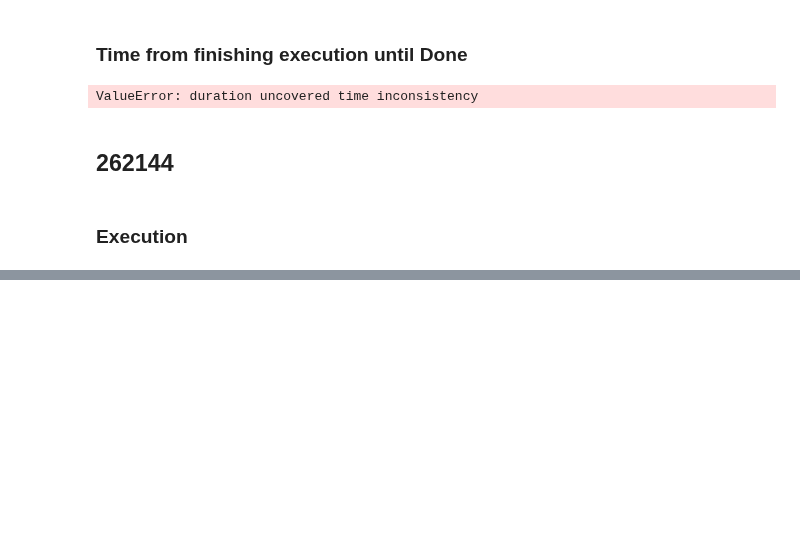
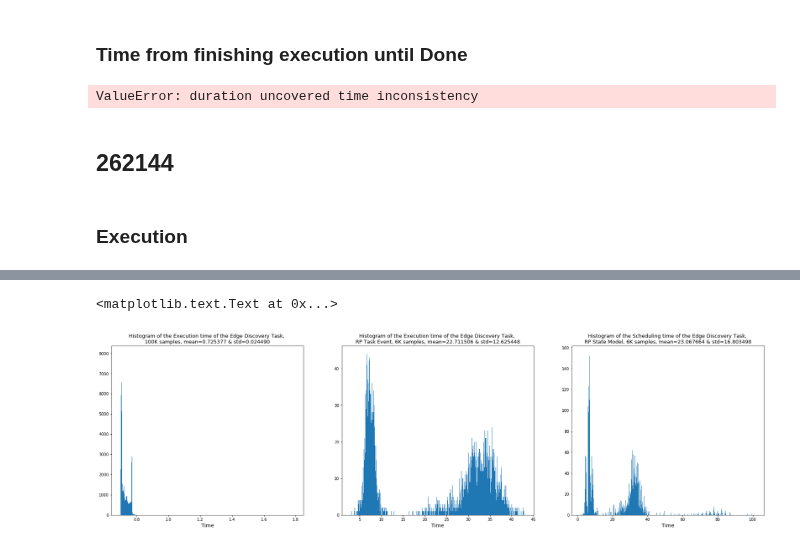
Before and after one commit to radical-experiments/midas_exps, a Jupyter notebook: leaflet-finder/LeafletFinderRP046.ipynb, the cells around one changed output, grey strips where cells are left out. Saved outputs shown, nothing was run; the diff lists cells and outputs as text; code cells hidden in the pictures; blank space fills up the shorter version.

```diff
--- a/leaflet-finder/LeafletFinderRP046.ipynb
+++ b/leaflet-finder/LeafletFinderRP046.ipynb
@@ -831,0 +890,19 @@ ValueError: duration uncovered time inconsistency
+# %%
+fig,axis=plt.subplots(nrows=1,ncols=3)
+fig.set_size_inches(30,8)
+
+a = axis[0].hist(singleCoreExecution,bins=1000)
+axis[0].set_xlabel('Time',fontsize=13)
+axis[0].set_label('Number of samples')
+axis[0].set_title('Histogram of the Execution time of the Edge Discovery Task, \n100K samples, mean=%f & std=%f'%(singleCoreExecution.mean(),singleCoreExecution.std()),fontsize=13)
+axis[1].hist(unit_profs['time'],bins=1000)
+axis[1].set_xlabel('Time',fontsize=13)
+axis[1].set_label('Number of samples')
+axis[1].set_title('Histogram of the Execution time of the Edge Discovery Task, \nRP Task Event, 6K samples, mean=%f & std=%f'%(unit_profs['time'].mean(),unit_profs['time'].std()),fontsize=13)
+axis[2].hist(unitDurationsStateModel,bins=1000)
+axis[2].set_xlabel('Time',fontsize=13)
+axis[2].set_label('Number of samples')
+axis[2].set_title('Histogram of the Scheduling time of the Edge Discovery Task, \nRP State Model, 6K samples, mean=%f & std=%f'%(np.mean(unitDurationsStateModel),np.std(unitDurationsStateModel)),fontsize=13)
+# %% [output]
+<matplotlib.text.Text at 0x...>
+[figure, added]
```
Also changed, not shown: parts of 8 cells of this notebook.
